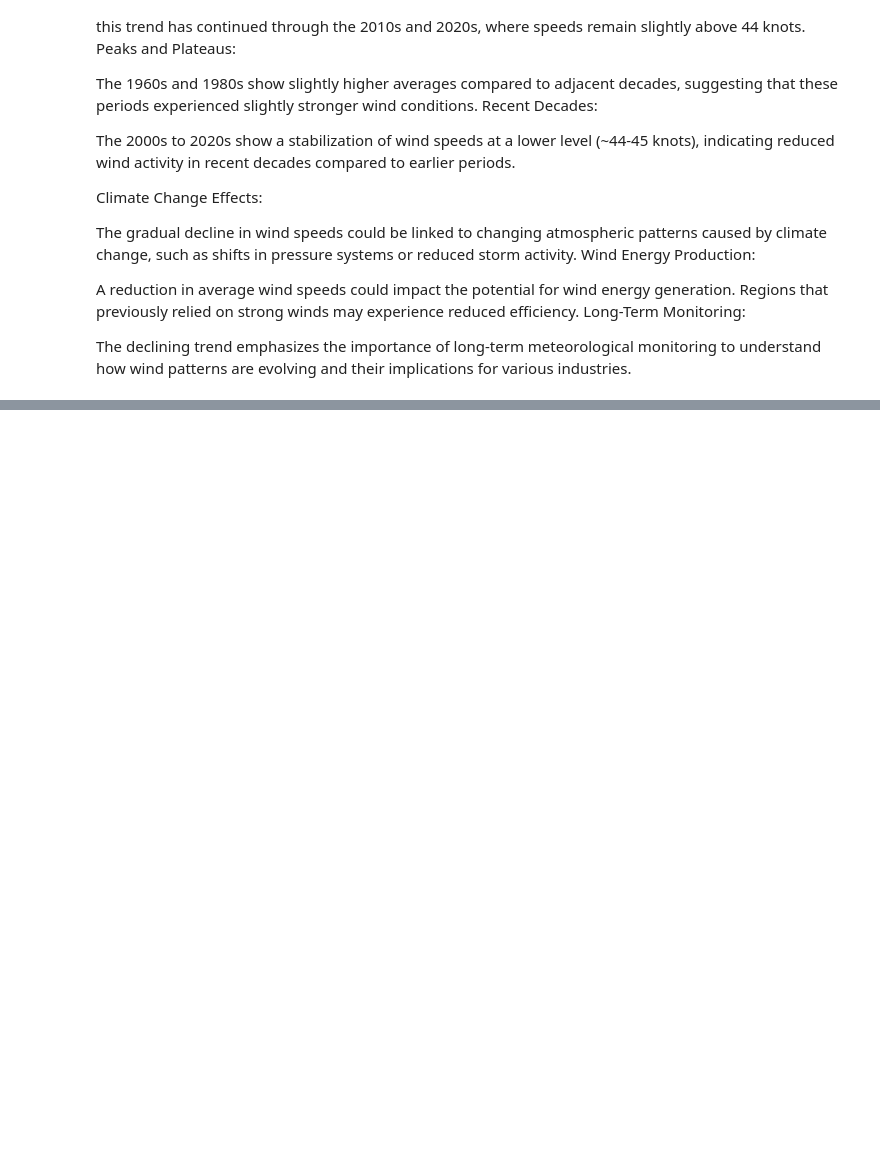
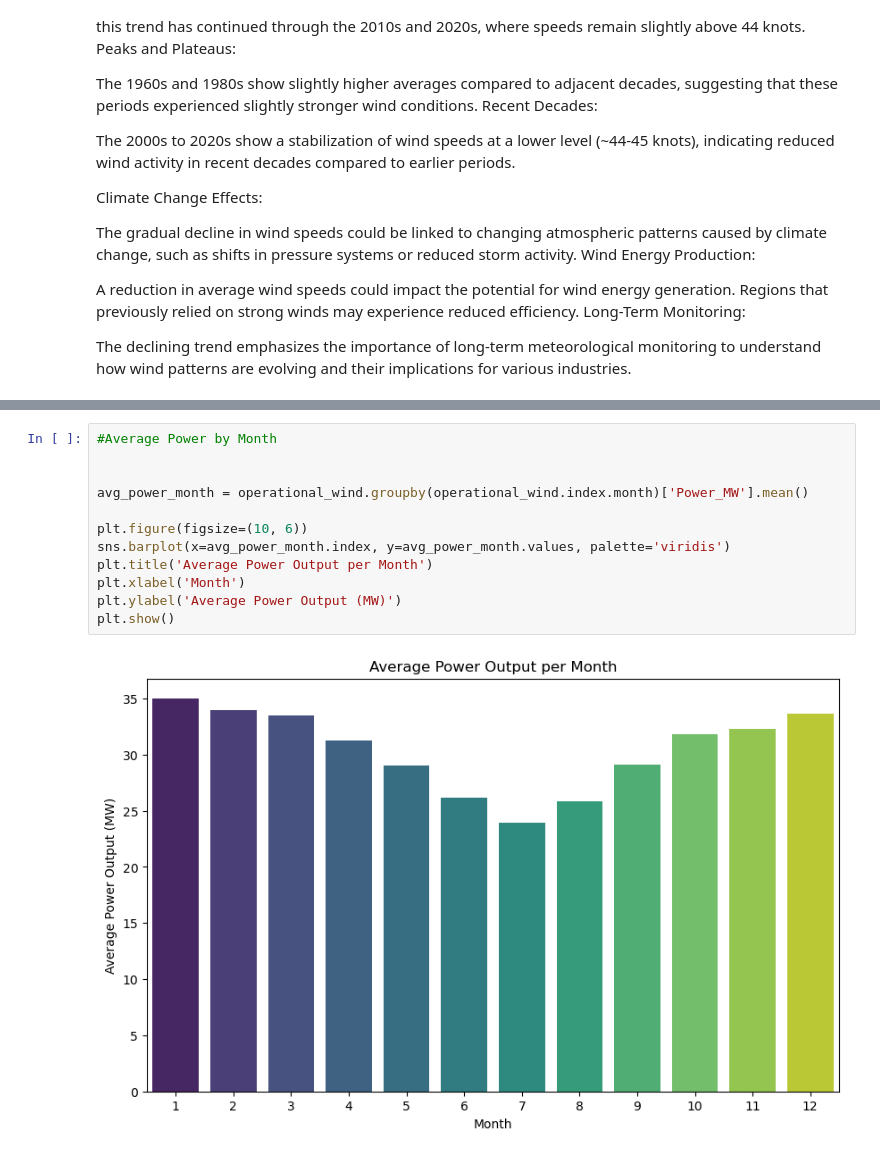
Before and after one commit to vinnycascone/programming-for-data-analytics, a Jupyter notebook: project/windspeed.ipynb, the cells around one changed output, grey strips where cells are left out. Saved outputs shown, nothing was run; the diff lists cells and outputs as text; blank space fills up the shorter version.

```diff
--- a/project/windspeed.ipynb
+++ b/project/windspeed.ipynb
@@ -389,0 +504,14 @@ The declining trend emphasizes the importance of long-term meteorological monito
+# %%
+#Average Power by Month
+
+
+avg_power_month = operational_wind.groupby(operational_wind.index.month)['Power_MW'].mean()
+
+plt.figure(figsize=(10, 6))
+sns.barplot(x=avg_power_month.index, y=avg_power_month.values, palette='viridis')
+plt.title('Average Power Output per Month')
+plt.xlabel('Month')
+plt.ylabel('Average Power Output (MW)')
+plt.show()
+# %% [output]
+[figure, added]
```
Also changed, not shown: parts of 22 cells of this notebook, 3 other files.
